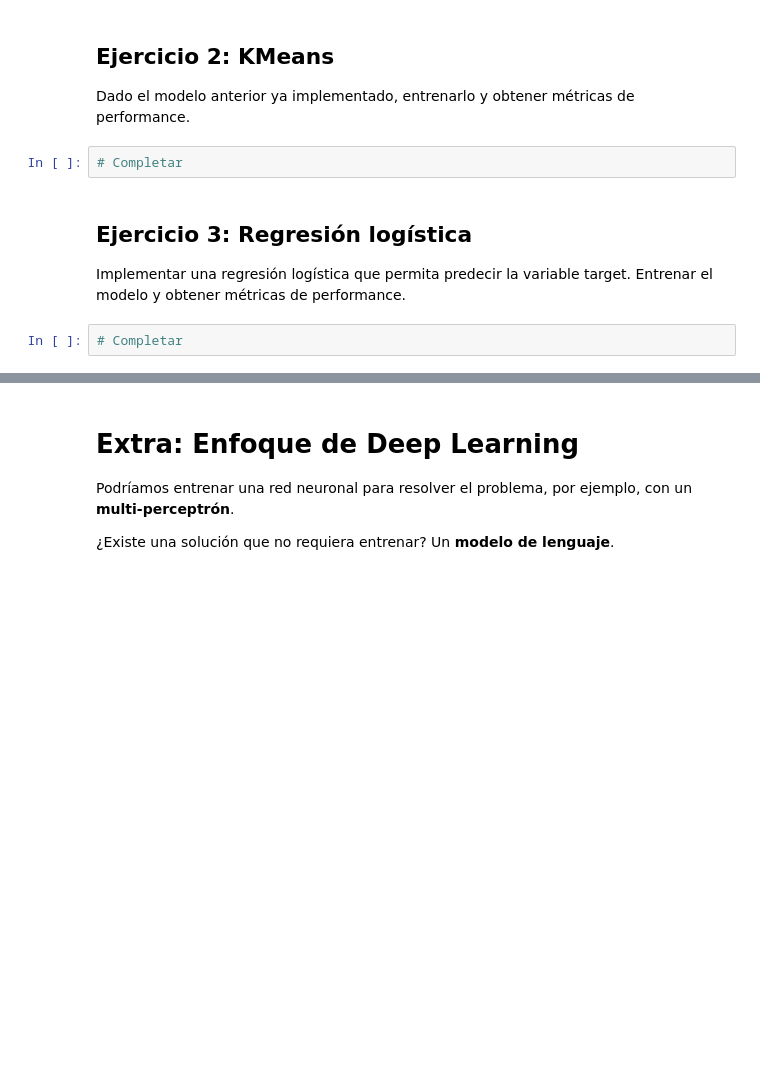
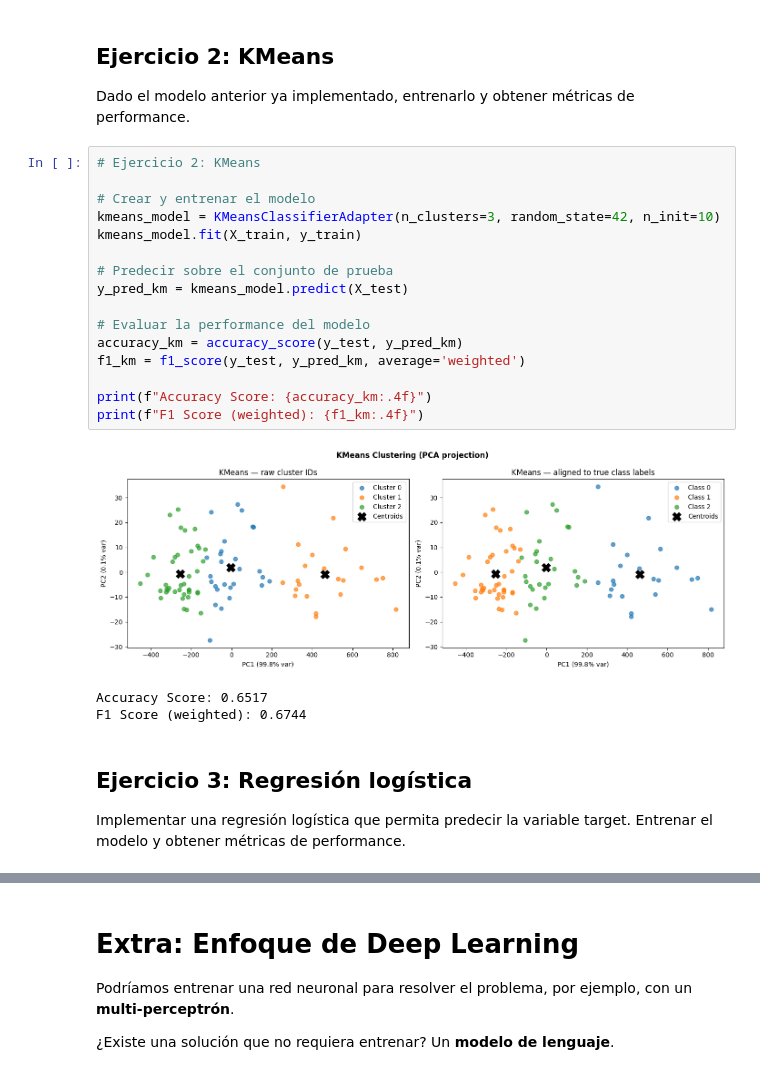
Before and after one commit to ORTMLProd/practico1-scoping-bluezombie, a Jupyter notebook: mlprod_practico1.ipynb, the cells around one changed output, grey strips where cells are left out. Cells and saved outputs as stored; diff of their text form; blank space fills up the shorter version.

```diff
--- a/mlprod_practico1.ipynb
+++ b/mlprod_practico1.ipynb
@@ -305,10 +307,26 @@ class KMeansClassifierAdapter(BaseEstimator, ClassifierMixin):
 # %% [markdown]
 ## Ejercicio 2: KMeans
 Dado el modelo anterior ya implementado, entrenarlo y obtener métricas de performance.
-# %%
-# Completar
+# %%
+# Ejercicio 2: KMeans
+
+# Crear y entrenar el modelo
+kmeans_model = KMeansClassifierAdapter(n_clusters=3, random_state=42, n_init=10)
+kmeans_model.fit(X_train, y_train)
+
+# Predecir sobre el conjunto de prueba
+y_pred_km = kmeans_model.predict(X_test)
+
+# Evaluar la performance del modelo
+accuracy_km = accuracy_score(y_test, y_pred_km)
+f1_km = f1_score(y_test, y_pred_km, average='weighted')
+
+print(f"Accuracy Score: {accuracy_km:.4f}")
+print(f"F1 Score (weighted): {f1_km:.4f}")
+# %% [output]
+[figure, added]
+Accuracy Score: 0.6517
+F1 Score (weighted): 0.6744
 # %% [markdown]
 ## Ejercicio 3: Regresión logística
 Implementar una regresión logística que permita predecir la variable target. Entrenar el modelo y obtener métricas de performance.
-# %%
-# Completar
```
Also changed, not shown: parts of 3 cells of this notebook.
